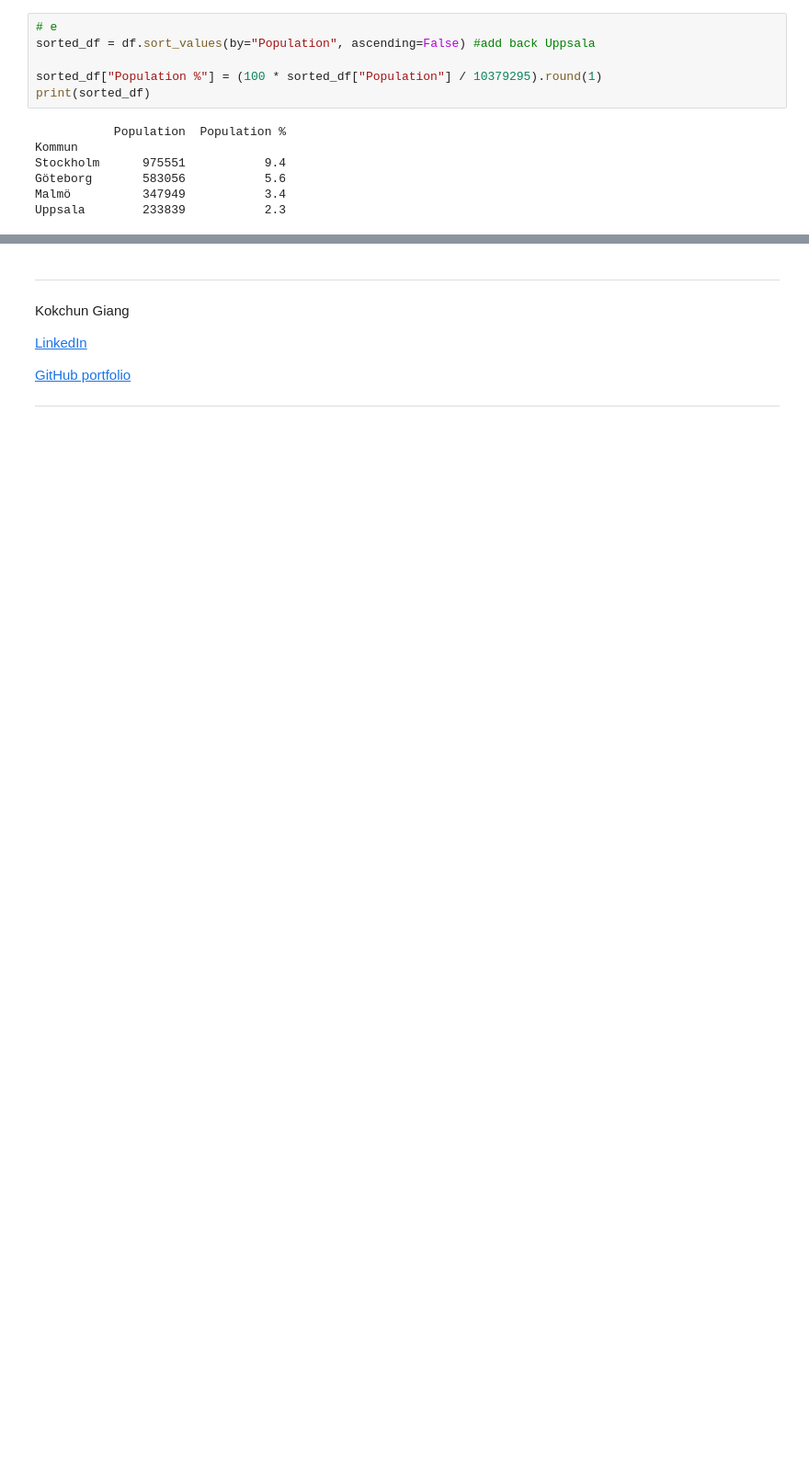
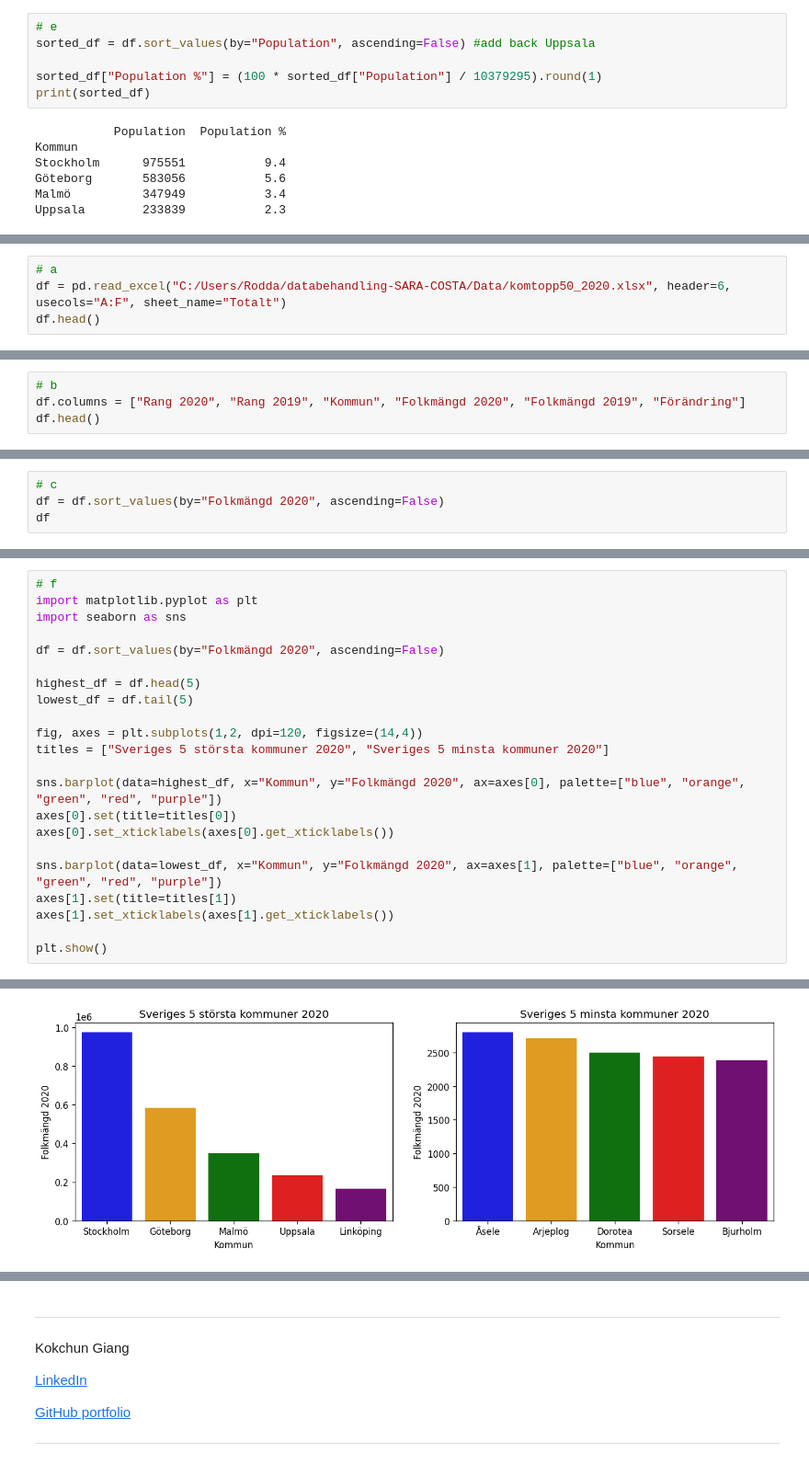
Before and after one commit to kust3n/databehandling-SARA-COSTA, a Jupyter notebook: Exercises/E00_pandas_basic_syntax.ipynb, the cells around one changed output, grey strips where cells are left out. Shown: that part at 92% size. Drawn from its saved outputs; the diff is of its cells as text; blank space fills up the shorter version.

```diff
--- a/Exercises/E00_pandas_basic_syntax.ipynb
+++ b/Exercises/E00_pandas_basic_syntax.ipynb
@@ -245,3 +245,7 @@ f)
 <img align="left" src="../assets/city_sizes.png" height="200"/>
 
 </details>
+# %%
+# a
+df = pd.read_excel("C:/Users/Rodda/databehandling-SARA-COSTA/Data/komtopp50_2020.xlsx", header=6, usecols="A:F", sheet_name="Totalt")
+df.head()
@@ -247,0 +259,4 @@ f)
+# %%
+# b
+df.columns = ["Rang 2020", "Rang 2019", "Kommun", "Folkmängd 2020", "Folkmängd 2019", "Förändring"]
+df.head()
@@ -247,0 +270,4 @@ f)
+# %%
+# c
+df = df.sort_values(by="Folkmängd 2020", ascending=False)
+df
@@ -247,0 +308,23 @@ f)
+# %%
+# f
+import matplotlib.pyplot as plt
+import seaborn as sns
+
+df = df.sort_values(by="Folkmängd 2020", ascending=False)
+
+highest_df = df.head(5)
+lowest_df = df.tail(5)
+
+fig, axes = plt.subplots(1,2, dpi=120, figsize=(14,4))
+titles = ["Sveriges 5 största kommuner 2020", "Sveriges 5 minsta kommuner 2020"]
+
+sns.barplot(data=highest_df, x="Kommun", y="Folkmängd 2020", ax=axes[0], palette=["blue", "orange", "green", "red", "purple"])
+axes[0].set(title=titles[0])
+axes[0].set_xticklabels(axes[0].get_xticklabels())
+
+sns.barplot(data=lowest_df, x="Kommun", y="Folkmängd 2020", ax=axes[1], palette=["blue", "orange", "green", "red", "purple"])
+axes[1].set(title=titles[1])
+axes[1].set_xticklabels(axes[1].get_xticklabels())
+
+plt.show()
+# %% [output]
@@ -248,3 +338,4 @@ f)
+[figure, added]
 # %% [markdown]
 ---
 
```
Also changed, not shown: parts of 7 cells of this notebook.
